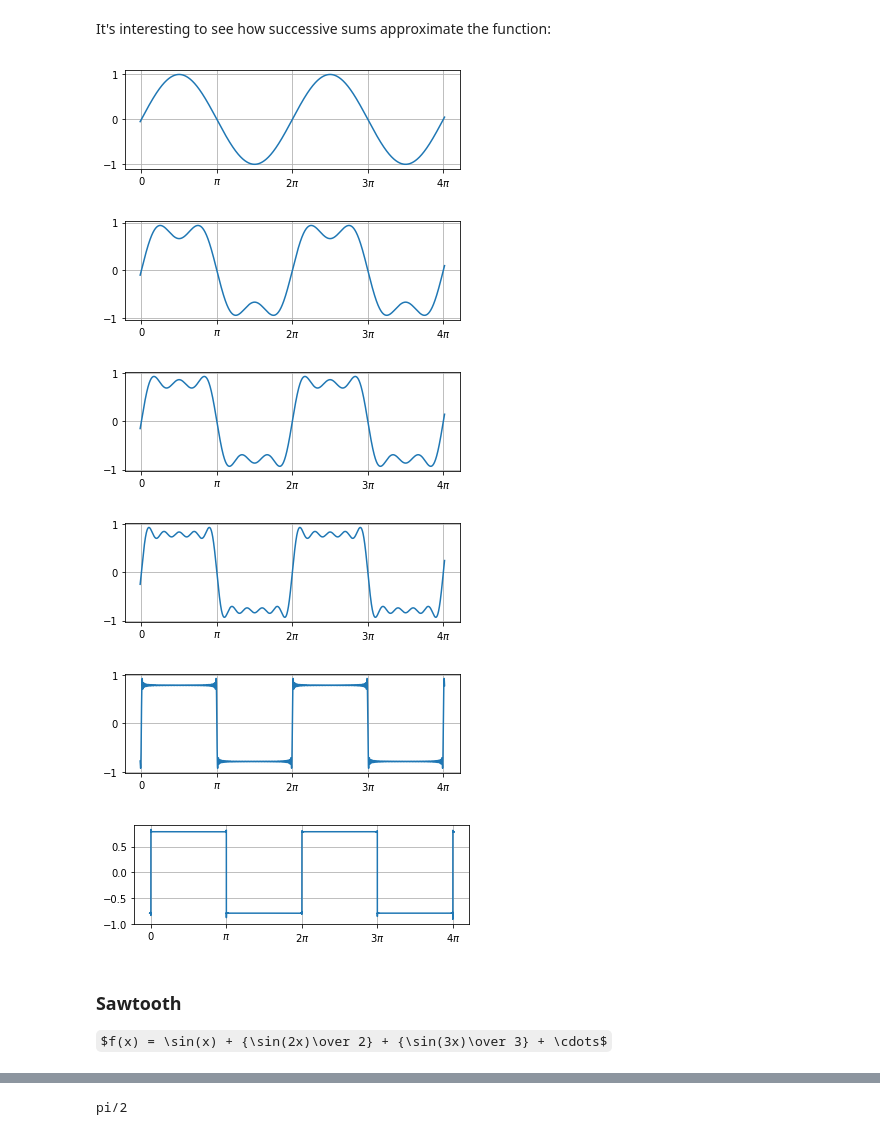
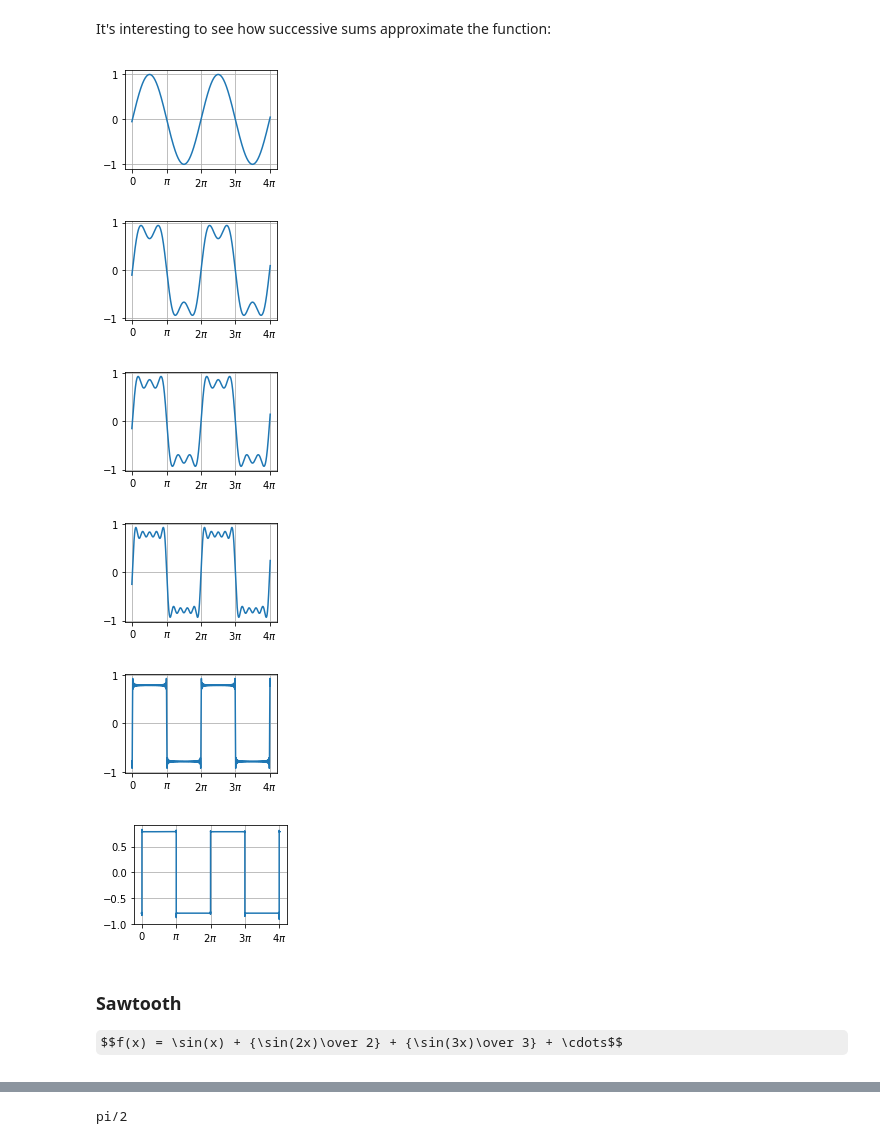
Before and after one commit to n3times/jupyter, a Jupyter notebook: Fourier Series.ipynb, the cells around one changed output, grey strips where cells are left out. Cells and saved outputs as stored; diff of their text form; code cells hidden in the pictures; some formulas as TeX source.

Commit message:
Replace with latest saved version of Fourier Series notebook.

```diff
--- a/Fourier Series.ipynb
+++ b/Fourier Series.ipynb
@@ -32,35 +32,33 @@ The function $f$ can be seen as:
 
 We can draw the 2 representations based on the Fourier coefficients of $f$.
 # %%
+from numpy import pi, arange
 from matplotlib.pyplot import figure, show
 
 # Draws a function based on the first n+1 Fourier coefficients of the
 # function.
-def draw_time_domain(fourier_coefficients, n):
-    fig = figure(1)
-    ax1 = fig.add_subplot(211)
-    ax1.set_xticks([i*pi for i in range(5)])
-    ax1.set_xticklabels(["0", r"$\pi$", r"$2\pi$", r"$3\pi$", r"$4\pi$"])
+def draw_time_domain(fourier_coefficients, n, fig):
+    ax = fig.add_subplot(221)
+    ax.set_xticks([i*pi for i in range(5)])
+    ax.set_xticklabels(["0", r"$\pi$", r"$2\pi$", r"$3\pi$", r"$4\pi$"])
     # Choose a range slightly larger than twice the period.
     eps = 0.05
     period = 2*pi
     t = arange(-eps, 2*period + eps, 0.001)
-    ax1.plot(t, compute_sample(fourier_coefficients, n, t))
-    ax1.grid(True)
-    show()
+    ax.plot(t, evaluate_from_fourier_coefficients(fourier_coefficients, n, t))
+    ax.grid(True)
 
-# Draw a map from frequency to amplitude.
-def draw_frequency_domain(fourier_coefficients, n):
-    fig = figure(1)
-    ax1 = fig.add_subplot(211)
-    coefficient_array = [fourier_coefficients(i) for i in range(1, n+1)]
-    ax1.plot(range(1, n+1), coefficient_array)
-    ax1.grid(True)
-    show()
+# Draws a map from frequency to amplitude.
+def draw_frequency_domain(fourier_coefficients, n, fig):
+    ax = fig.add_subplot(222)
+    coefficients_array = [fourier_coefficients(i) for i in range(1, n+1)]
+    ax.plot(range(1, n+1), coefficients_array)
+    ax.grid(True)
 
 def draw_fourier(fourier_coefficients):
-    draw_time_domain(fourier_coefficients, 10000)
-    draw_frequency_domain(fourier_coefficients, 50)
+    fig = figure()
+    draw_time_domain(fourier_coefficients, 10000, fig)
+    draw_frequency_domain(fourier_coefficients, 50, fig)
 # %% [markdown]
 ## Examples
 
@@ -70,7 +68,7 @@ The Fourier series of the square wave is
 $$f(x) = \sin(x) + {\sin(3x)\over
 3} + {\sin(5x)\over 5} + \cdots$$ that is:
 # %%
-def square_wave(i):
+def square_fourier_coefficients(i):
     a, b = 0, 0
     if i % 2 == 1:
         b = 1/i
@@ -86,16 +83,18 @@ draw_fourier(square_wave)
 It's interesting to see how successive sums approximate the function:
 # %%
 for i in [1, 3, 5, 10, 100, 10000]:
-    draw_time_domain(square_wave, i)
+    fig = figure()
+    draw_time_domain(square_fourier_coefficients, i, fig)
+    show()
 # %% [output]
-[figure, old version]
+[figure, new version]
-[figure, old version]
+[figure, new version]
-[figure, old version]
+[figure, new version]
-[figure, old version]
+[figure, new version]
-[figure, old version]
+[figure, new version]
-[figure, old version]
+[figure, new version]
 # %% [markdown]
 ### Sawtooth
 
-$f(x) = \sin(x) + {\sin(2x)\over 2} + {\sin(3x)\over 3} + \cdots$
+$$f(x) = \sin(x) + {\sin(2x)\over 2} + {\sin(3x)\over 3} + \cdots$$
 # %%
```
Also changed, not shown: parts of 23 cells of this notebook.
